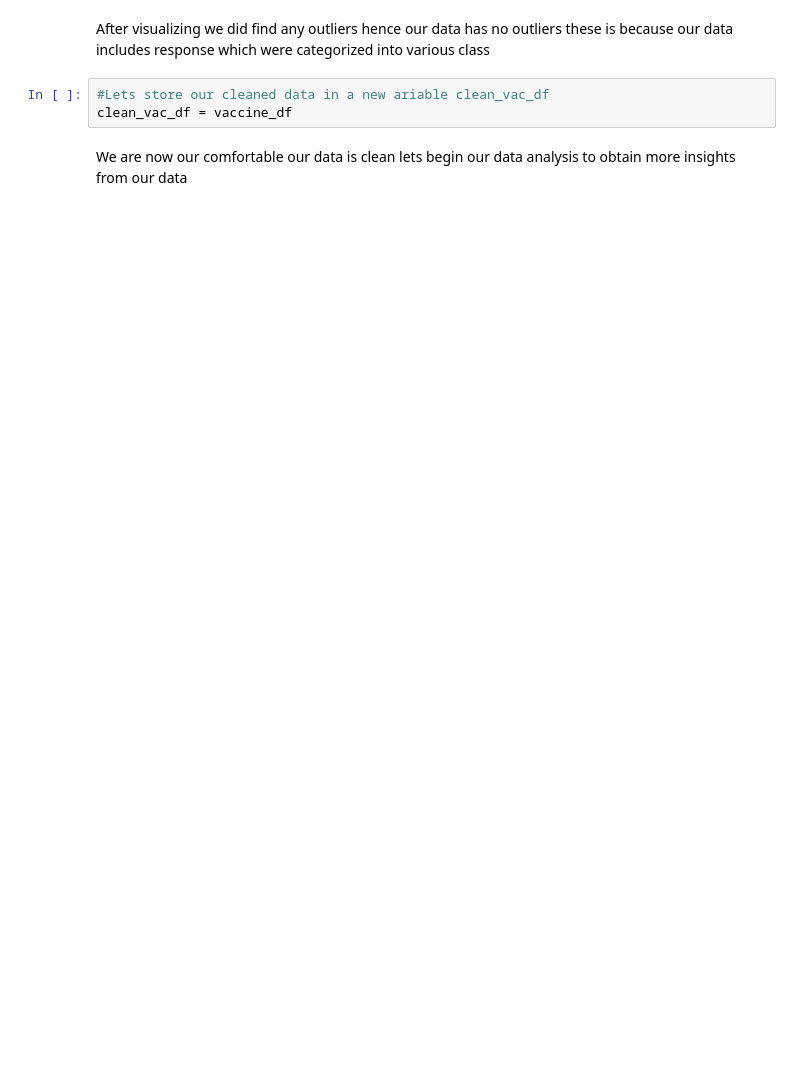
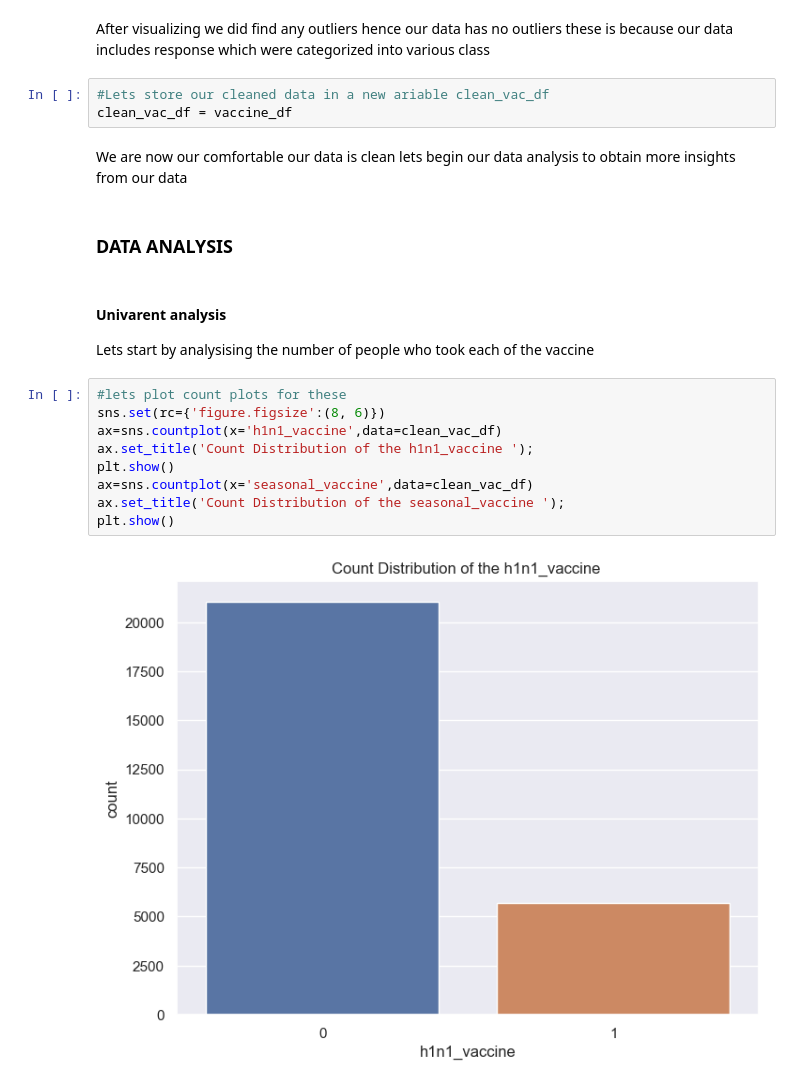
Before and after one commit to Geraldkigotho/Flu-Shot-Learning-project, a Jupyter notebook: project.ipynb, the cells around one changed output. Saved outputs shown, nothing was run; the diff lists cells and outputs as text; blank space fills up the shorter version.

Commit message:
performing data analysis

```diff
--- a/project.ipynb
+++ b/project.ipynb
@@ -479,3 +479,20 @@ After visualizing we did find any outliers hence our data has no outliers  these
 clean_vac_df = vaccine_df
 # %% [markdown]
 We are now our comfortable our data is clean lets begin  our  data analysis to obtain more insights from our data
+# %% [markdown]
+### DATA ANALYSIS
+# %% [markdown]
+#### Univarent analysis
+
+Lets start by analysising the  number of people who took each of the vaccine
+# %%
+#lets plot count plots for these
+sns.set(rc={'figure.figsize':(8, 6)})
+ax=sns.countplot(x='h1n1_vaccine',data=clean_vac_df)
+ax.set_title('Count Distribution of the h1n1_vaccine ');
+plt.show()
+ax=sns.countplot(x='seasonal_vaccine',data=clean_vac_df)
+ax.set_title('Count Distribution of the seasonal_vaccine ');
+plt.show()
+# %% [output]
+[figure, added]
```
Also changed, not shown: parts of 15 cells of this notebook.
